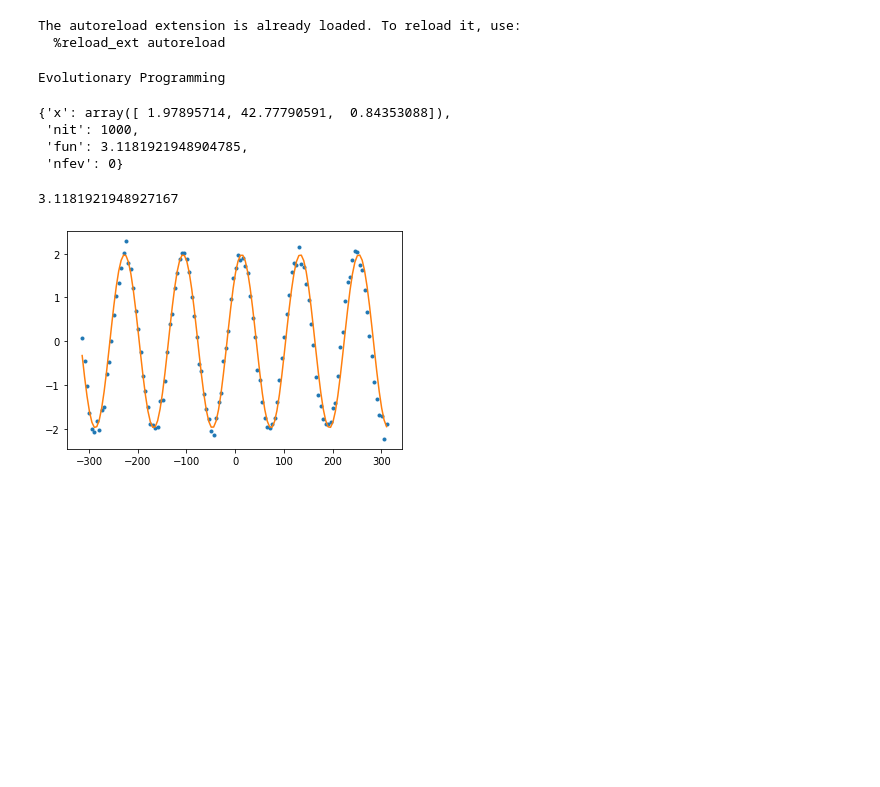
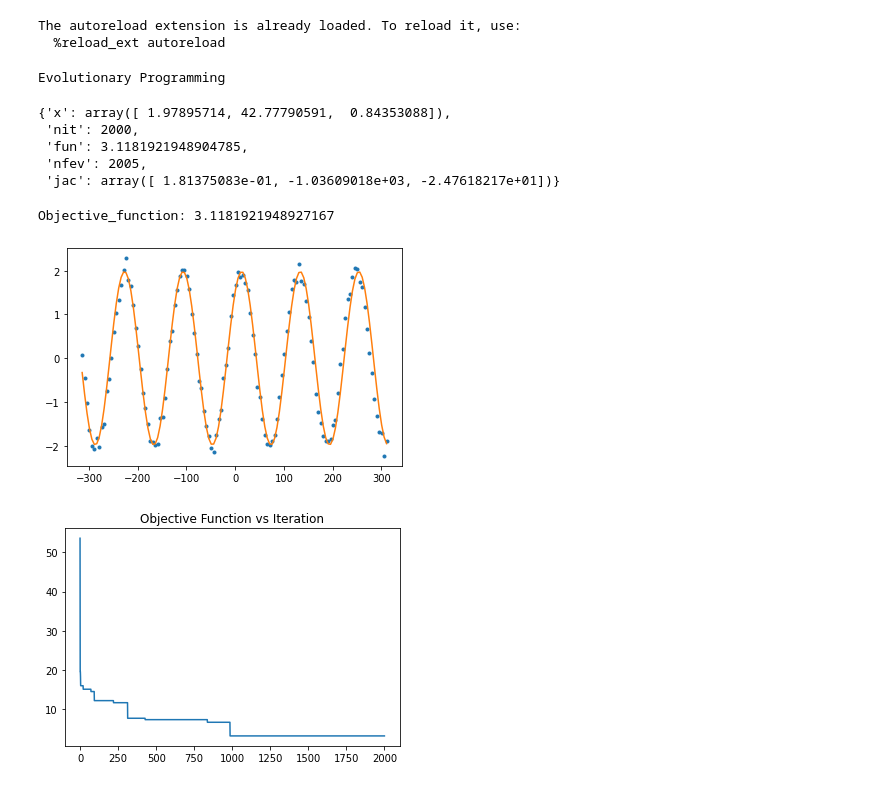
Before and after one commit to jmcsuite/Optimizacion_2, a Jupyter notebook: EvolutionaryProgramming/Main.ipynb, the cells around one changed output. Cells and saved outputs as stored; diff of their text form; code cells hidden in the pictures; blank space fills up the shorter version.

Commit message:
Added jacobian and progress eo ev programing

```diff
--- a/EvolutionaryProgramming/Main.ipynb
+++ b/EvolutionaryProgramming/Main.ipynb
@@ -94,18 +94,25 @@ The autoreload extension is already loaded. To reload it, use:
 # %%
 from evolutionary_programming import evolutionary_programming
 # %%
-ans = evolutionary_programming(objective_function, bounds, args=(X, Y))
+ans, progress = evolutionary_programming(objective_function, bounds, args=(X, Y))
 ans
 # %% [output]
 Evolutionary Programming
 {'x': array([ 1.97895714, 42.77790591,  0.84353088]),
- 'nit': 1000,
+ 'nit': 2000,
  'fun': 3.1181921948904785,
- 'nfev': 0}
+ 'nfev': 2005,
+ 'jac': array([ 1.81375083e-01, -1.03609018e+03, -2.47618217e+01])}
 # %%
 P3 = ans['x']
-print(objective_function(P3, X, Y))
+print("Objective_function:", objective_function(P3, X, Y))
 draw_solution(P3, X, Y)
 # %% [output]
-3.1181921948927167
+Objective_function: 3.1181921948927167
 [figure]
+# %%
+plt.plot(progress)
+plt.title('Objective Function vs Iteration')
+plt.show()
+# %% [output]
+[figure, added]
```
Also changed, not shown: 2 other files.
